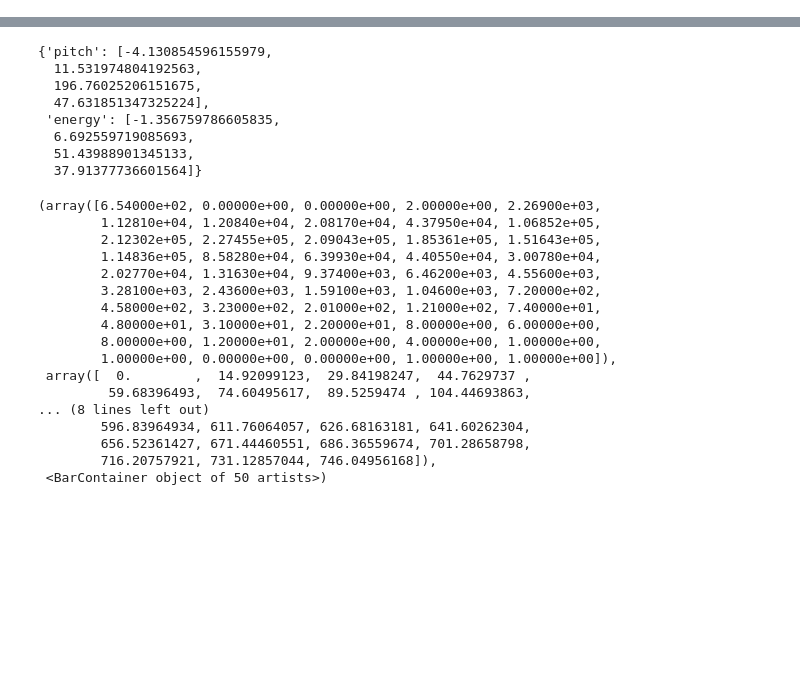
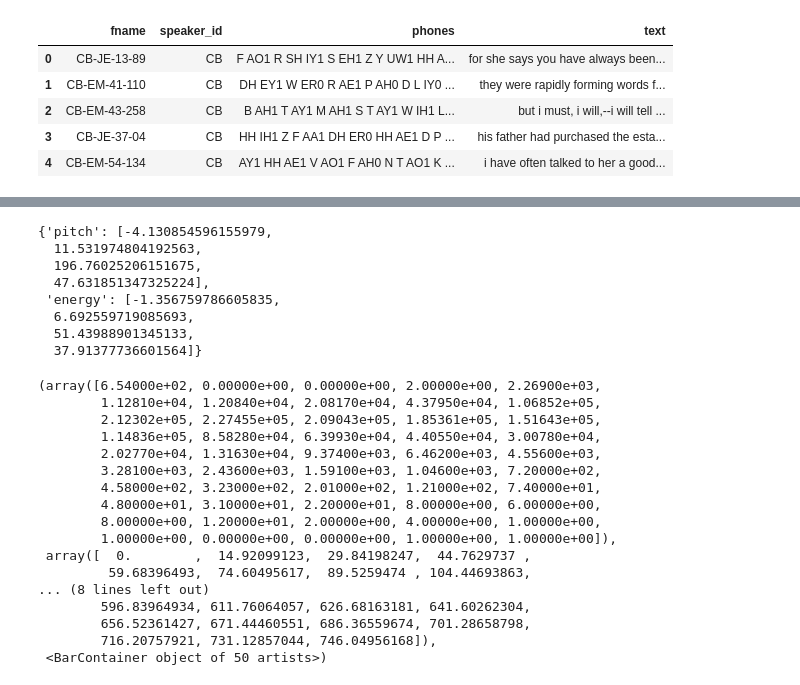
Before and after one commit to lordzuko/SpeakingStyle, a Jupyter notebook: notebooks/variance_control_distbn.ipynb, the cells around one changed output, grey strips where cells are left out. Saved outputs shown, nothing was run; the diff lists cells and outputs as text; code cells hidden in the pictures; blank space fills up the shorter version.

Commit message:
added code to get phone stats and word level stats

```diff
--- a/notebooks/variance_control_distbn.ipynb
+++ b/notebooks/variance_control_distbn.ipynb
@@ -28,0 +27,16 @@ with open(stats_path) as f:
+# %%
+train_file = "/scratch/space1/tc046/lordzuko/work/data/preprocessed_data/BC2013/train.txt"
+val_file = "/scratch/space1/tc046/lordzuko/work/data/preprocessed_data/BC2013/val.txt"
+# %%
+train_df = pd.read_csv(train_file,header=None, delimiter="|")
+train_df.columns = ["fname", "speaker_id", "phones", "text"]
+train_df["phones"] = train_df["phones"].apply(lambda x: x.lstrip("{"))
+train_df["phones"] = train_df["phones"].apply(lambda x: x.rstrip("}"))
+train_df.head()
+# %% [output]
+|  | fname | speaker_id | phones | text |
+| 0 | CB-JE-13-89 | CB | F AO1 R SH IY1 S EH1 Z Y UW1 HH A... | for she says you have always been... |
+| 1 | CB-EM-41-110 | CB | DH EY1 W ER0 R AE1 P AH0 D L IY0 ... | they were rapidly forming words f... |
+| 2 | CB-EM-43-258 | CB | B AH1 T AY1 M AH1 S T AY1 W IH1 L... | but i must, i will,--i will tell ... |
+| 3 | CB-JE-37-04 | CB | HH IH1 Z F AA1 DH ER0 HH AE1 D P ... | his father had purchased the esta... |
+| 4 | CB-EM-54-134 | CB | AY1 HH AE1 V AO1 F AH0 N T AO1 K ... | i have often talked to her a good... |
```
Also changed, not shown: parts of 23 cells of this notebook, 2 other files.
